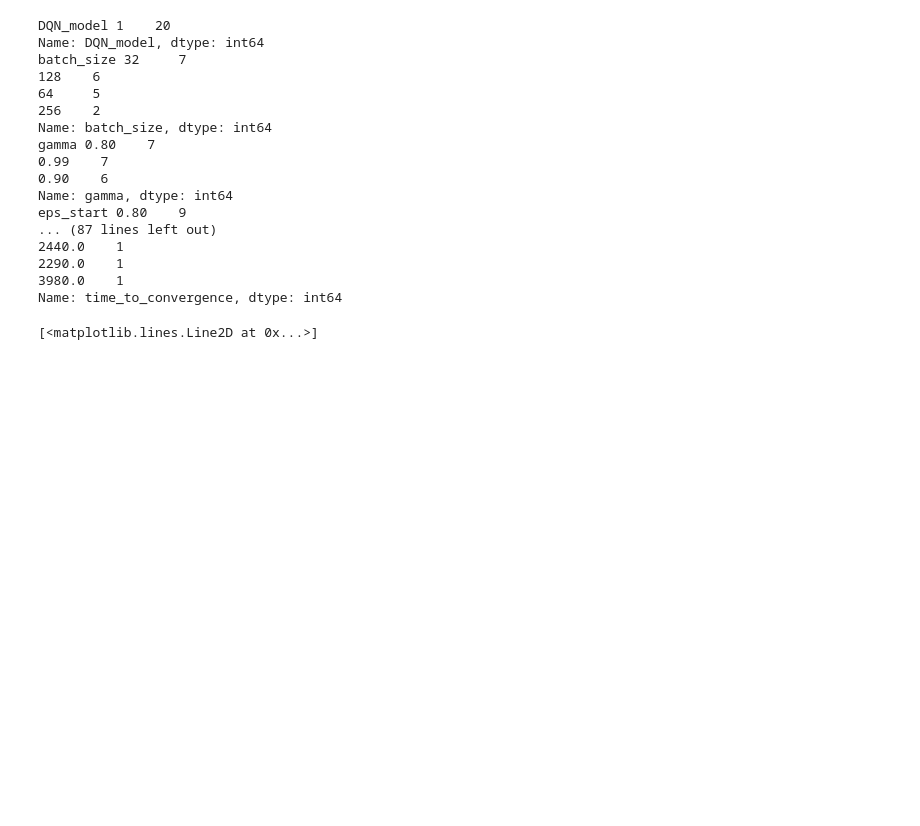
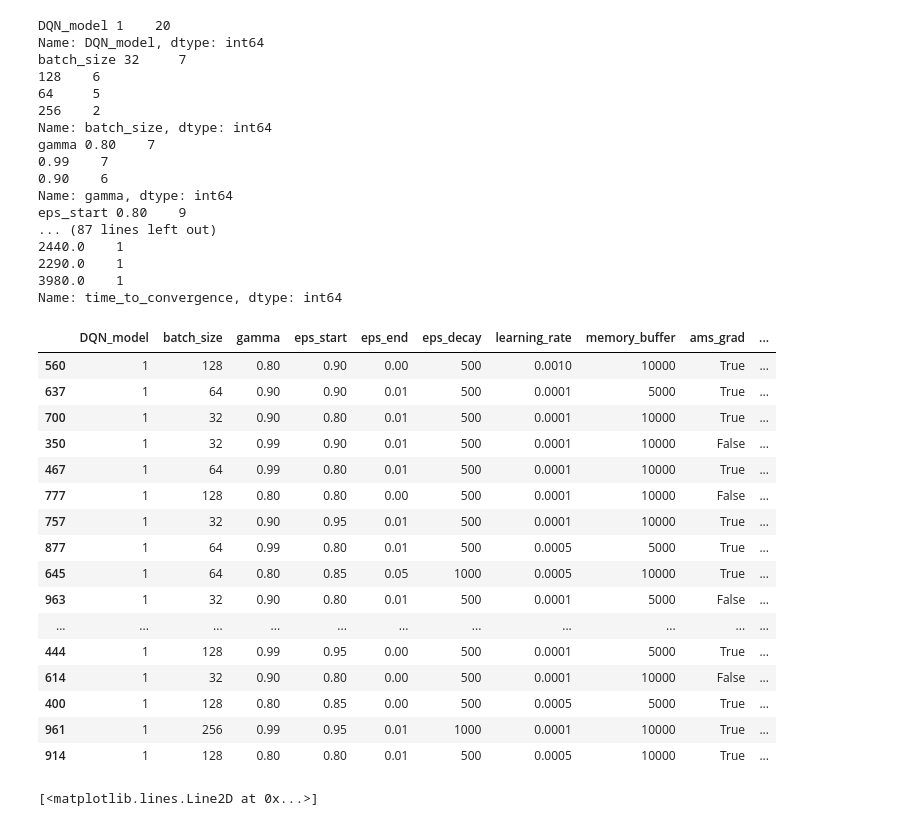
Before and after one commit to daniel-macrae/DRL-Assignment-2023, a Jupyter notebook: Grid Search Results.ipynb, the cells around one changed output. Saved outputs shown, nothing was run; the diff lists cells and outputs as text; code cells hidden in the pictures; blank space fills up the shorter version.

```diff
--- a/Grid Search Results.ipynb
+++ b/Grid Search Results.ipynb
@@ -202,6 +202,26 @@ eps_start 0.80    9
 2290.0    1
 3980.0    1
 Name: time_to_convergence, dtype: int64
+# %%
+top_20.head(20)
+# %% [output]
+|  | DQN_model | batch_size | gamma | eps_start | eps_end | eps_decay | learning_rate | memory_buffer | ams_grad | ... |
+| 560 | 1 | 128 | 0.80 | 0.90 | 0.00 | 500 | 0.0010 | 10000 | True | ... |
+| 637 | 1 | 64 | 0.90 | 0.90 | 0.01 | 500 | 0.0001 | 5000 | True | ... |
+| 700 | 1 | 32 | 0.90 | 0.80 | 0.01 | 500 | 0.0001 | 10000 | True | ... |
+| 350 | 1 | 32 | 0.99 | 0.90 | 0.01 | 500 | 0.0001 | 10000 | False | ... |
+| 467 | 1 | 64 | 0.99 | 0.80 | 0.01 | 500 | 0.0001 | 10000 | True | ... |
+| 777 | 1 | 128 | 0.80 | 0.80 | 0.00 | 500 | 0.0001 | 10000 | False | ... |
+| 757 | 1 | 32 | 0.90 | 0.95 | 0.01 | 500 | 0.0001 | 10000 | True | ... |
+| 877 | 1 | 64 | 0.99 | 0.80 | 0.01 | 500 | 0.0005 | 5000 | True | ... |
+| 645 | 1 | 64 | 0.80 | 0.85 | 0.05 | 1000 | 0.0005 | 10000 | True | ... |
+| 963 | 1 | 32 | 0.90 | 0.80 | 0.01 | 500 | 0.0001 | 5000 | False | ... |
+| ... | ... | ... | ... | ... | ... | ... | ... | ... | ... | ... |
+| 444 | 1 | 128 | 0.99 | 0.95 | 0.00 | 500 | 0.0001 | 5000 | True | ... |
+| 614 | 1 | 32 | 0.90 | 0.80 | 0.00 | 500 | 0.0001 | 10000 | False | ... |
+| 400 | 1 | 128 | 0.80 | 0.85 | 0.00 | 500 | 0.0005 | 5000 | True | ... |
+| 961 | 1 | 256 | 0.99 | 0.95 | 0.01 | 1000 | 0.0001 | 10000 | True | ... |
+| 914 | 1 | 128 | 0.80 | 0.80 | 0.01 | 500 | 0.0005 | 10000 | True | ... |
 # %%
 shortest = [0.18181818181818182, 0.2, 0.5, 0.3, 0.2, 0.1, 0.4, 0.4, 0.2, 0.2, 0.5, 0.2, 0.2, 0.3, 0.4, 0.3, 0.2, 0.2, 0.3, 0.1, 0.2, 0.3, 0.3, 0.3, 0.3, 0.2, 0.4, 0.4, 0.5, 0.4, 0.6, 0.3, 0.6, 0.1, 0.2, 0.5, 0.3, 0.4, 0.3, 0.5, 0.3, 0.5, 0.8, 0.1, 0.8, 0.4, 0.6, 0.4, 0.6, 0.3, 0.3, 0.3, 0.3, 0.6, 0.6, 0.8, 0.4, 0.3, 0.4, 0.4, 0.6, 0.6, 0.5, 0.2, 0.6, 0.4, 0.4, 0.7, 0.4, 0.6, 0.6, 0.7, 0.6, 0.5, 0.5, 0.8, 0.6, 0.7, 0.6, 0.5, 0.6, 0.9, 0.6, 0.9, 0.5, 0.5, 0.7, 0.8, 0.6, 0.8, 0.7, 0.7, 0.8, 0.9, 0.7, 0.7, 0.4, 0.7, 0.7, 0.5, 0.7, 0.8, 0.7, 0.5, 0.6, 0.8, 0.9, 0.7, 0.9, 0.7, 0.9, 0.8, 0.8, 0.7, 1.0, 0.9, 0.9, 0.7, 0.7, 0.9, 0.9, 0.6, 1.0, 0.7, 0.9, 0.9, 0.8, 0.9, 0.8, 0.9, 0.7, 0.8, 0.9, 0.9, 0.9, 1.0, 0.8, 0.8, 0.7, 1.0, 1.0, 0.8, 0.7, 0.9, 0.8, 0.9, 0.8, 0.8, 1.0, 0.8, 1.0, 0.9, 1.0, 1.0, 0.9, 0.9, 0.8, 0.8, 0.8, 0.9, 0.9, 0.9, 1.0, 0.9, 0.9, 1.0, 1.0, 1.0, 0.9, 1.0, 1.0, 1.0, 1.0, 0.9, 0.9, 1.0, 1.0, 0.5, 1.0, 1.0, 1.0, 1.0, 1.0, 1.0, 0.8, 1.0, 1.0, 1.0, 0.8, 1.0, 0.8, 0.9, 0.9, 0.9, 1.0, 1.0, 0.8, 1.0, 1.0, 1.0, 1.0, 1.0, 1.0, 0.9, 1.0, 1.0, 0.9, 0.8, 0.9, 0.8, 0.9, 1.0, 1.0, 1.0, 0.9, 1.0, 1.0, 1.0, 0.9, 0.9, 1.0, 0.7, 0.9, 1.0, 0.9, 1.0, 1.0, 1.0, 0.9, 1.0, 0.9, 0.9, 1.0, 0.9, 1.0, 1.0, 1.0, 1.0, 1.0, 1.0, 1.0, 1.0, 1.0, 1.0]
 x = np.arange(0, len(shortest)*10, 10)
```
Also changed, not shown: parts of 3 cells of this notebook, 3 other files.
